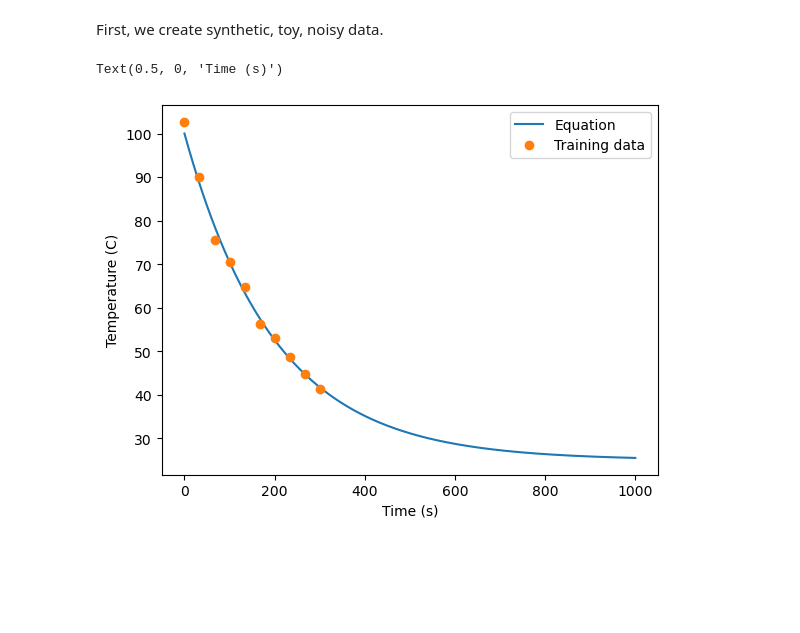
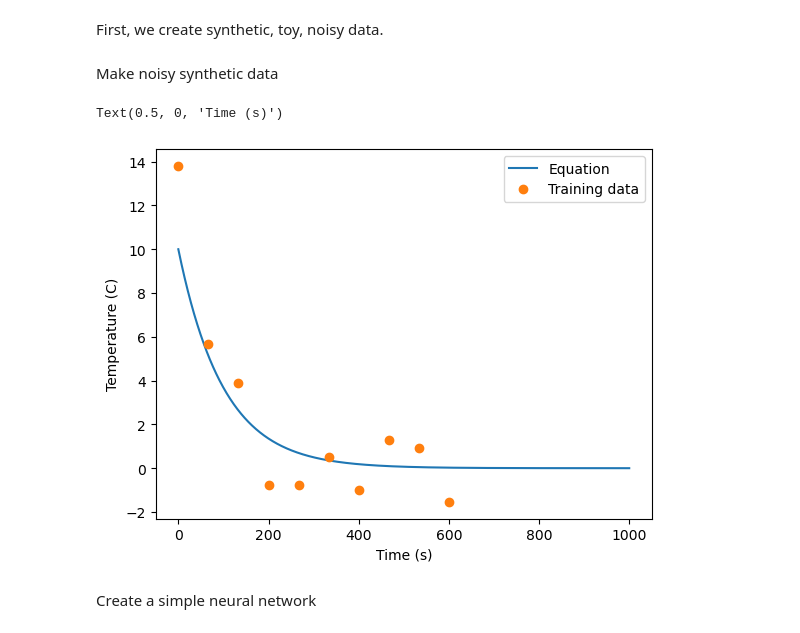
Before and after one commit to geo-smart/mlgeo, a Jupyter notebook: book/Chapter4-DeepLearning/mlgeo_4.2_PINN.ipynb, the cells around one changed output. Saved outputs shown, nothing was run; the diff lists cells and outputs as text; code cells hidden in the pictures; blank space fills up the shorter version.

```diff
--- a/book/Chapter4-DeepLearning/mlgeo_4.2_PINN.ipynb
+++ b/book/Chapter4-DeepLearning/mlgeo_4.2_PINN.ipynb
@@ -25,6 +38,8 @@ $ T(x,t) = T_0 \exp () $
 # %% [markdown]
 First, we create synthetic, toy, noisy data.
 # %%
+
+
 def cooling_law(time, Tenv, T0, R):
-    T = Tenv + (T0 - Tenv) * np.exp(-R * time)
-    return T
+    T = Tenv + (T0 - Tenv) * np.exp(-R * time) #
+    # return T
@@ -31,23 +51,28 @@ def cooling_law(time, Tenv, T0, R):
+# %% [markdown]
+Make noisy synthetic data
 # %%
-Tenv = 25
-T0 = 100
-R = 0.005
+Tenv = 0
+T0 = 10
+tau = 100
+R = 0.01
 times = np.linspace(0, 1000, 1000)
-eq = functools.partial(cooling_law, Tenv=Tenv, T0=T0, R=R)
+eq = functools.partial(cooling_law, Tenv=Tenv, T0=T0, R=R )
 temps = eq(times)
 
 # Make training data
 t = np.linspace(0, 300, 10)
 T = eq(t) +  2 * np.random.randn(10)
 
 plt.plot(times, temps)
 plt.plot(t, T, 'o')
 plt.legend(['Equation', 'Training data'])
 plt.ylabel('Temperature (C)')
 plt.xlabel('Time (s)')
 # %% [output]
 Text(0.5, 0, 'Time (s)')
-[figure, old version]
+[figure, new version]
+# %% [markdown]
+Create a simple neural network
 # %%
 import torch
 import torch.nn as nn
```
Also changed, not shown: parts of 17 cells of this notebook, 4 other files.
